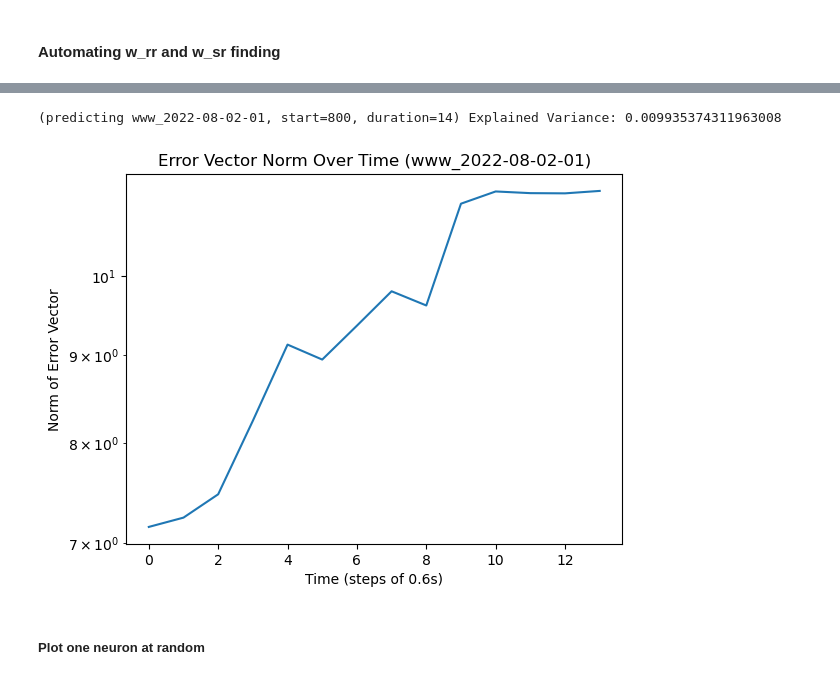
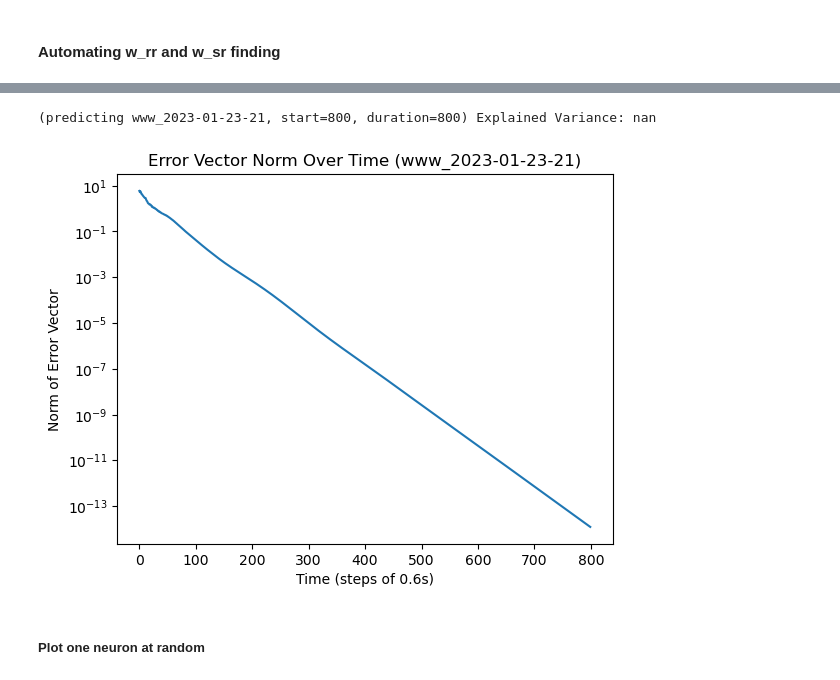
Before and after one commit to ironak/worms, a Jupyter notebook: model.ipynb, the cells around one changed output, grey strips where cells are left out. Drawn from its saved outputs; the diff is of its cells as text; code cells hidden in the pictures.

```diff
--- a/model.ipynb
+++ b/model.ipynb
@@ -442,10 +442,11 @@ class Context:
         trace_len = self.trace_obj.traces.shape[1]
         if start is None or start < max_retention:
             start = max_retention
-        if duration is None or start + duration > trace_len:
+        if duration is None:
             duration = trace_len - start
 
-        temp_traces = np.copy(self.trace_obj.traces) # we will overwrite the self_index row with our predicted values
+        temp_traces = np.copy(self.trace_obj.traces[:,start-max_retention:start]) # we will overwrite the self_index row with our predicted values
+        temp_traces = np.pad(temp_traces, [(0,0),(start-max_retention, duration)], mode='constant', constant_values=0)
 
         for neuron in neurons:
             neuron.adapt_to_context(self)
@@ -458,7 +459,11 @@ class Context:
         prediction = temp_traces[neuron_indices,start:start+duration]
         prediction = np.nan_to_num(prediction) #TODO: actually handle numerical issues
 
-        explained_variance = 1 - (mean_squared_error(observation, prediction))/np.var(observation)
+        if observation.shape == prediction.shape:
+            explained_variance = 1 - (mean_squared_error(observation, prediction))/np.var(observation)
+        else:
+            explained_variance = np.nan
+            observation = np.pad(observation, [(0,0),(0, start + duration - trace_len)], mode='constant', constant_values=0)
 
         if plot:
             if plot != 2:
@@ -472,9 +477,6 @@ class Context:
                         xlabel=f"Time (steps of {self.trace_obj.avg_timestep}s)",
                         ylabel="Calcium Level (z-scored)",
                         legend=True)
-                    # plot_trace(observation[i,:], title=f"{neuron.label} Calcium Trace ({self.trace_obj.uid})", avg_timestep=self.trace_obj.avg_timestep)
-                    # plot_trace(prediction[i,:], title=f"Predicted {neuron.label} Calcium Trace ({self.trace_obj.uid})", avg_timestep=self.trace_obj.avg_timestep)
-                    # plot_trace(observation[i,:] - prediction[i,:],  title="Residuals", ylabel="Residual", avg_timestep=self.trace_obj.avg_timestep)
 
             print(f"(predicting {self.trace_obj.uid}, start={start}, duration={duration}) Explained Variance: {explained_variance}")
 
@@ -562,7 +564,7 @@ class Neuron:
         for w_rr in w_rr_search_space:
             for w_sr in w_sr_search_space:
                 self.fit(w_rr=w_rr, w_sr=w_sr, context=train_context, window_start=train_window_start, window_width=train_window_width, plot=False)
-                explained_variance = self.context.predict(self, start=test_window_start, duration=test_window_width, plot=False)
+                explained_variance, _ = self.context.predict(self, start=test_window_start, duration=test_window_width, plot=False)
                 if explained_variance > max_explained_variance:
                     max_explained_variance = explained_variance
                     opt_w_rr, opt_w_sr = w_rr, w_sr
@@ -761,21 +761,28 @@ CONTEXT_2.predict(TEST_NEURON)
 0.8997770219568312
 # %% [markdown]
 #### Automating w_rr and w_sr finding
+# %%
+with open('testtrace.pickle', 'rb') as infile:
+    uid = pickle.load(infile)
+    avg_timestep = pickle.load(infile)
+    traces = pickle.load(infile)
+    labels = pickle.load(infile)
+INDEP_TRACE_OBJ = TraceObject(uid, avg_timestep, traces, labels)
+INDEP_CONTEXT = Context(INDEP_TRACE_OBJ, CONNECTOME)
 # %%
-raw_neuron_labels = list(CONTEXT_1.trace_obj._label_to_index_map.keys()) # ['AVAR', 'AVAL', 'AVER', 'AVEL']
+raw_neuron_labels = list(INDEP_CONTEXT.trace_obj._label_to_index_map.keys()) # ['AVAR', 'AVAL', 'AVER', 'AVEL']
 neuron_labels = []
 for label in raw_neuron_labels:
-    if CONTEXT_1.connectome.has_node(label):
+    if INDEP_CONTEXT.connectome.has_node(label):
         neuron_labels.append(label)
     else:
-        print(f"Problematic neuron label found in dataset {CONTEXT_1.trace_obj.uid}: {label}.")
+        print(f"Problematic neuron label found in dataset {INDEP_CONTEXT.trace_obj.uid}: {label}.")
 print(len(neuron_labels), 'good neuron labels:', neuron_labels)
 
 neurons = [Neuron(label) for label in neuron_labels]
 for neuron in neurons:
     print(f'Optimizing {neuron.label}')
-    neuron.optimize(20, 3, train_context=CONTEXT_1, train_window_start=0, train_window_width=800, plot=False)
+    neuron.optimize(20, 3, train_context=INDEP_CONTEXT, train_window_start=0, train_window_width=700, plot=False)
     print(f"{neuron.label}: w_rr={neuron.w_rr}, w_sr={neuron.w_sr}")
     # neuron.visualize_c()
-CONTEXT_1.predict(neurons, start=1100, duration=500, plot=2)
 # %% [output]
@@ -864,8 +950,8 @@ Optimizing AVAR
 # %%
-overall_explained_variance, predictions = CONTEXT_1.predict(neurons, start=800, duration=14, plot=2)
+overall_explained_variance, predictions = INDEP_CONTEXT.predict(neurons, start=800, duration=800, plot=2)
 # %% [output]
-(predicting www_2022-08-02-01, start=800, duration=14) Explained Variance: 0.009935374311963008
+(predicting www_2023-01-23-21, start=800, duration=800) Explained Variance: nan
-[figure, old version]
+[figure, new version]
 # %% [markdown]
 ##### Plot one neuron at random
 # %%
```
Also changed, not shown: parts of 4 cells of this notebook.
